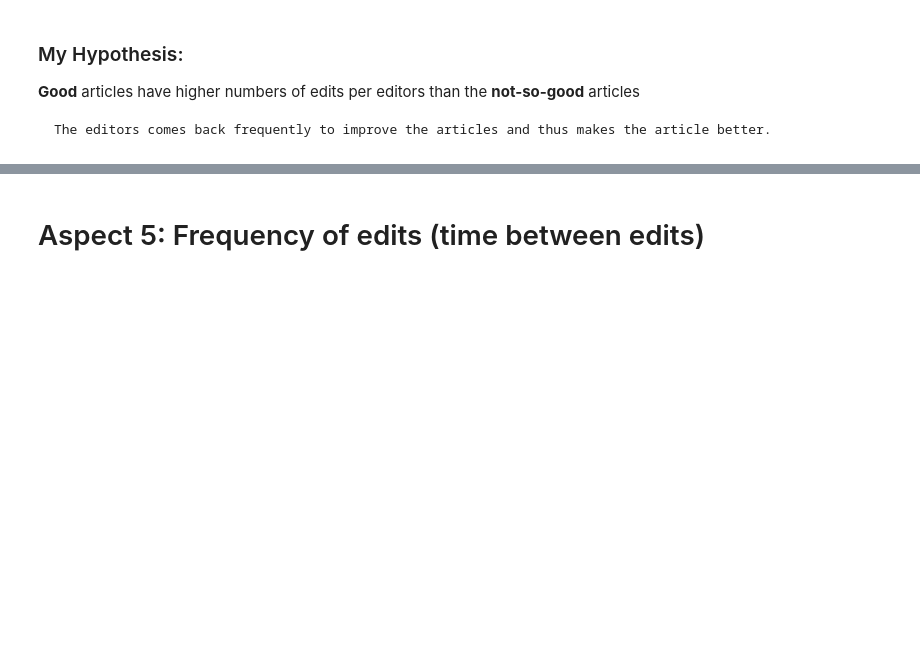
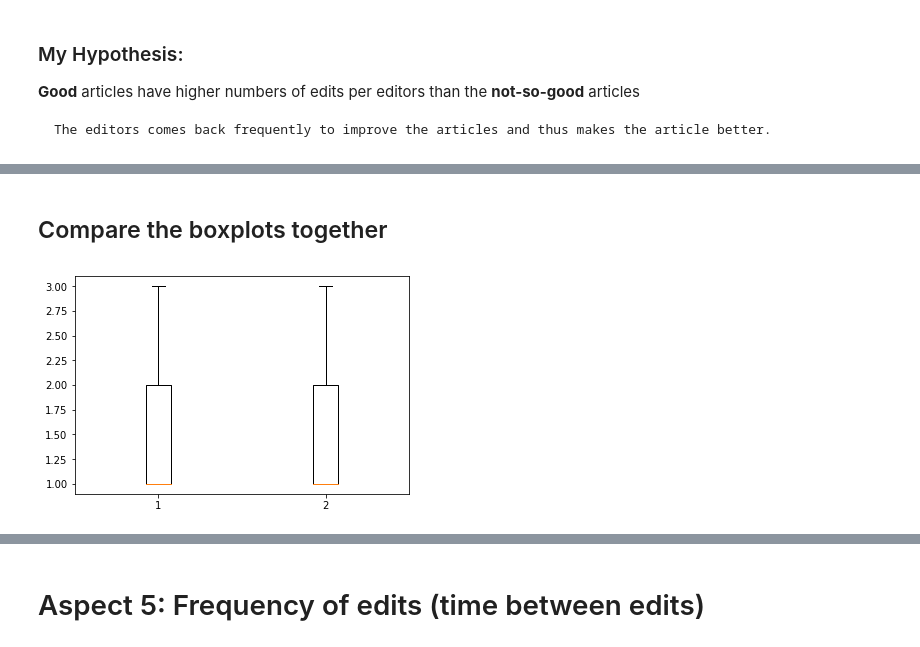
Before and after one commit to wenoptics/social-data-analysis, a Jupyter notebook: analysis_report.ipynb, the cells around one changed output, grey strips where cells are left out. Cells and saved outputs as stored; diff of their text form; code cells hidden in the pictures; blank space fills up the shorter version.

```diff
--- a/analysis_report.ipynb
+++ b/analysis_report.ipynb
@@ -170,0 +226,6 @@ This concludes that my hypothesis that **Good** articles have more diverse numbe
+# %% [markdown]
+## Compare the boxplots together
+# %%
+_=plt.boxplot([task2_good, task2_nsgood], showfliers=False)
+# %% [output]
+[figure, added]
```
Also changed, not shown: parts of 47 cells of this notebook.
